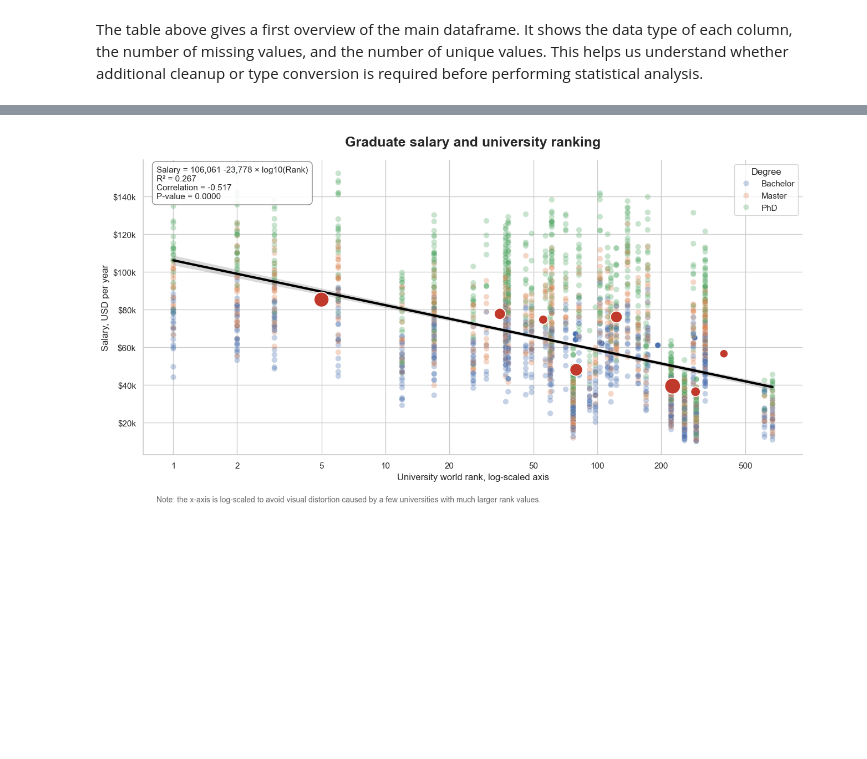
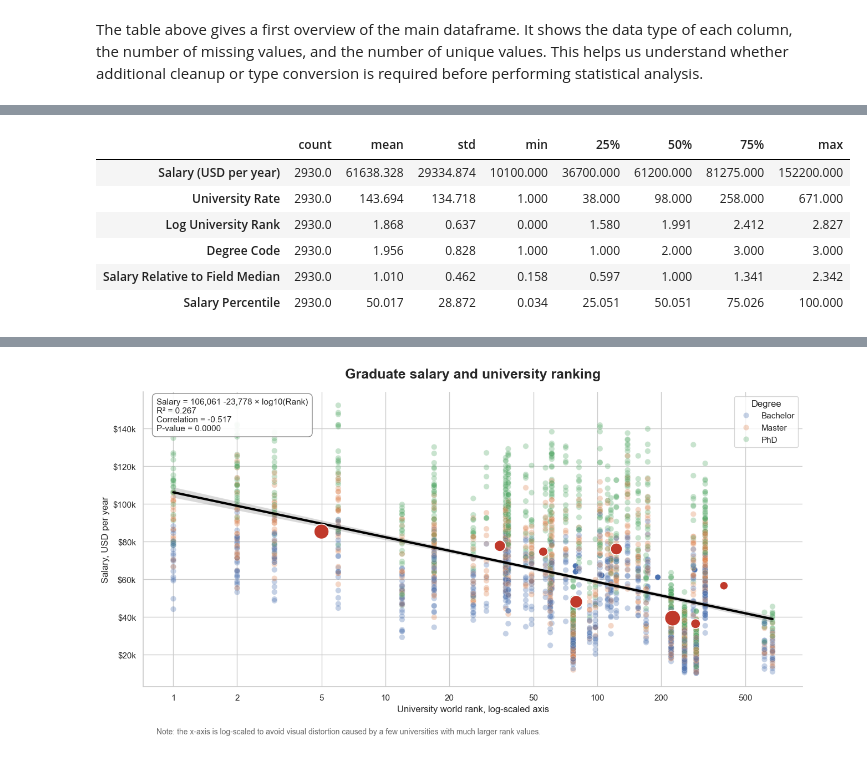
Before and after one commit to maxtheshock/PythonDS-Project, a Jupyter notebook: PythonNotebook.ipynb, the cells around one changed output, grey strips where cells are left out. Drawn from its saved outputs; the diff is of its cells as text; code cells hidden in the pictures; blank space fills up the shorter version.

```diff
--- a/PythonNotebook.ipynb
+++ b/PythonNotebook.ipynb
@@ -527,0 +599,26 @@ analysis_data.head()
+# %%
+numeric_columns = [
+    salary_col,
+    rank_col,
+    "Log University Rank",
+    "Degree Code",
+    "Salary Relative to Field Median",
+    "Salary Percentile"
+]
+
+descriptive_statistics = (
+    analysis_data[numeric_columns]
+    .describe()
+    .T
+    .round(3)
+)
+
+descriptive_statistics
+# %% [output]
+|  | count | mean | std | min | 25% | 50% | 75% | max |
+| Salary (USD per year) | 2930.0 | 61638.328 | 29334.874 | 10100.000 | 36700.000 | 61200.000 | 81275.000 | 152200.000 |
+| University Rate | 2930.0 | 143.694 | 134.718 | 1.000 | 38.000 | 98.000 | 258.000 | 671.000 |
+| Log University Rank | 2930.0 | 1.868 | 0.637 | 0.000 | 1.580 | 1.991 | 2.412 | 2.827 |
+| Degree Code | 2930.0 | 1.956 | 0.828 | 1.000 | 1.000 | 2.000 | 3.000 | 3.000 |
+| Salary Relative to Field Median | 2930.0 | 1.010 | 0.462 | 0.158 | 0.597 | 1.000 | 1.341 | 2.342 |
+| Salary Percentile | 2930.0 | 50.017 | 28.872 | 0.034 | 25.051 | 50.051 | 75.026 | 100.000 |
```
Also changed, not shown: parts of 9 cells of this notebook, 1 other file.
